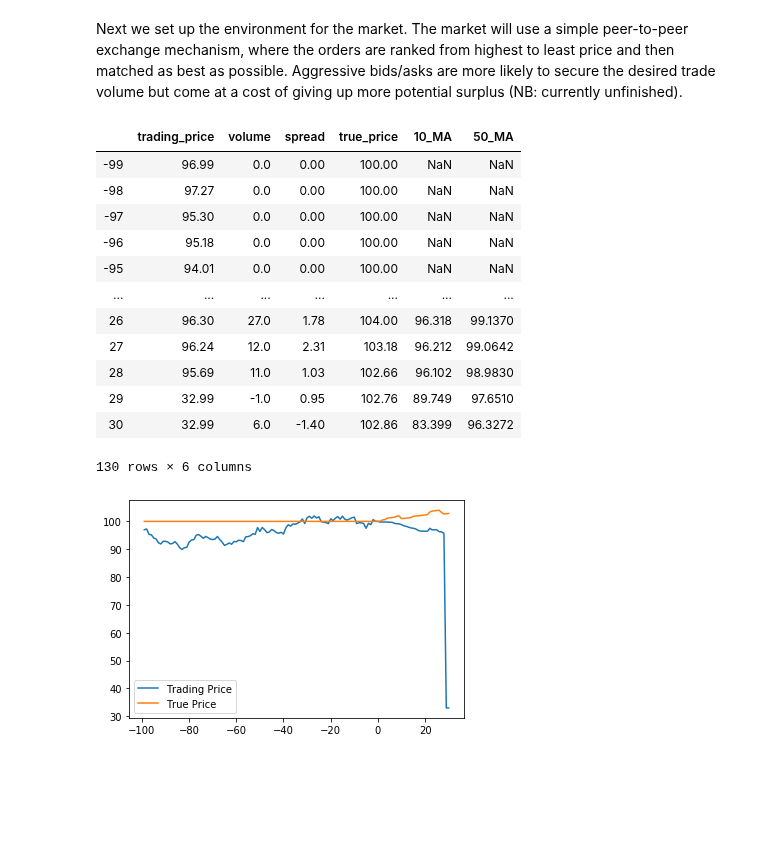
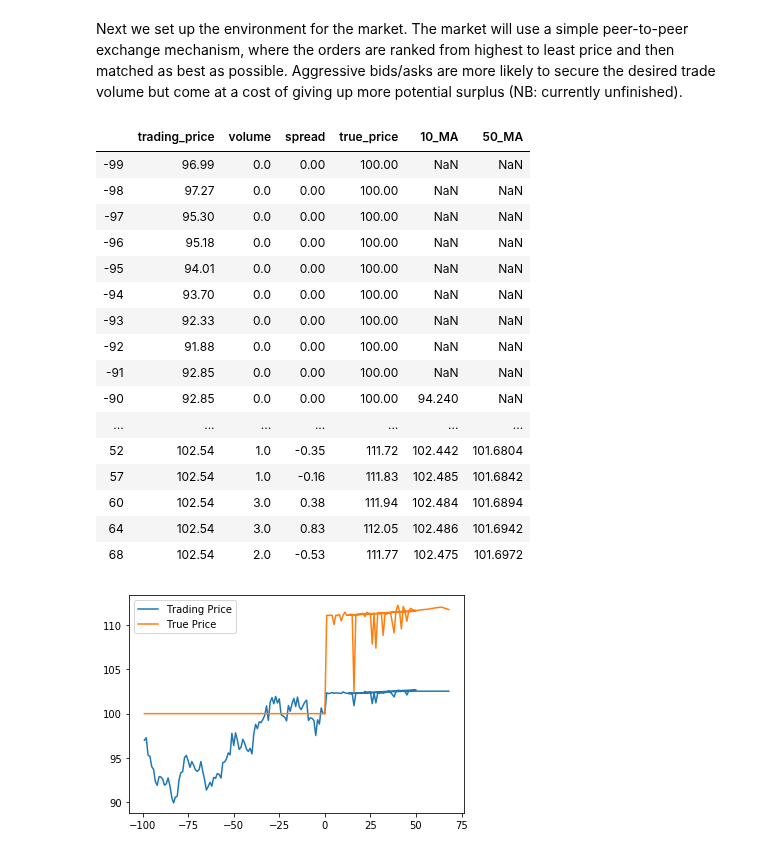
Before and after one commit to karansgarg/rae_repo, a Jupyter notebook: market_simulation.ipynb, the cells around one changed output. Saved outputs shown, nothing was run; the diff lists cells and outputs as text; code cells hidden in the pictures; blank space fills up the shorter version.

```diff
--- a/market_simulation.ipynb
+++ b/market_simulation.ipynb
@@ -621,9 +623,9 @@ def run_market(bids, asks, iddict, traders_set):
     if len(bidsdf) != 0 or len(asksdf) != 0:
         remaining_avg = remaining_val/remaining_vol
         if remaining_vol/volume < 1:
-            b = (remaining_vol/volume)*(remaining_avg - assetdf.iloc[-1]["trading_price"])
+            b = (remaining_vol/volume)*abs(remaining_avg - assetdf.iloc[-1]["trading_price"])
         else:
-            b = (remaining_avg - assetdf.iloc[-1]["trading_price"])
+            b = abs(remaining_avg - assetdf.iloc[-1]["trading_price"])
         clearing_price = round(assetdf.iloc[-1]["trading_price"] + sign*b, 2)
     elif len(bidsdf) == 0 and len(asksdf) == 0:
         clearing_price = round(assetdf.iloc[-1]["trading_price"], 2)
@@ -659,7 +709,9 @@ def mutate(statedf):
         if trader.faith < faith_rate:
             trader.flavour = topflavour
 # %%
-for t in range(1,31):
+gen_traders()
+
+for t in range(1,501):
     for participant in traders_set:
         if participant.acc == 0:
             traders_set.remove(participant)
@@ -692,25 +744,30 @@ for t in range(1,31):
 # %%
 plt.plot(assetdf.index, assetdf["trading_price"], label="Trading Price")
 #plt.plot(assetdf.index, assetdf["10_MA"], label="10-period Moving Average")
 #plt.plot(assetdf.index, assetdf["50_MA"], label="50-period Moving Average")
 plt.plot(assetdf.index, assetdf["true_price"], label="True Price")
 plt.legend()
+pd.set_option("display.max_rows", None, "display.max_columns", None)
 assetdf
 # %% [output]
 |  | trading_price | volume | spread | true_price | 10_MA | 50_MA |
 | -99 | 96.99 | 0.0 | 0.00 | 100.00 | NaN | NaN |
 | -98 | 97.27 | 0.0 | 0.00 | 100.00 | NaN | NaN |
 | -97 | 95.30 | 0.0 | 0.00 | 100.00 | NaN | NaN |
 | -96 | 95.18 | 0.0 | 0.00 | 100.00 | NaN | NaN |
 | -95 | 94.01 | 0.0 | 0.00 | 100.00 | NaN | NaN |
+| -94 | 93.70 | 0.0 | 0.00 | 100.00 | NaN | NaN |
+| -93 | 92.33 | 0.0 | 0.00 | 100.00 | NaN | NaN |
+| -92 | 91.88 | 0.0 | 0.00 | 100.00 | NaN | NaN |
+| -91 | 92.85 | 0.0 | 0.00 | 100.00 | NaN | NaN |
+| -90 | 92.85 | 0.0 | 0.00 | 100.00 | 94.240 | NaN |
 | ... | ... | ... | ... | ... | ... | ... |
-| 26 | 96.30 | 27.0 | 1.78 | 104.00 | 96.318 | 99.1370 |
-| 27 | 96.24 | 12.0 | 2.31 | 103.18 | 96.212 | 99.0642 |
-| 28 | 95.69 | 11.0 | 1.03 | 102.66 | 96.102 | 98.9830 |
-| 29 | 32.99 | -1.0 | 0.95 | 102.76 | 89.749 | 97.6510 |
-| 30 | 32.99 | 6.0 | -1.40 | 102.86 | 83.399 | 96.3272 |
+| 52 | 102.54 | 1.0 | -0.35 | 111.72 | 102.442 | 101.6804 |
+| 57 | 102.54 | 1.0 | -0.16 | 111.83 | 102.485 | 101.6842 |
+| 60 | 102.54 | 3.0 | 0.38 | 111.94 | 102.484 | 101.6894 |
+| 64 | 102.54 | 3.0 | 0.83 | 112.05 | 102.486 | 101.6942 |
+| 68 | 102.54 | 2.0 | -0.53 | 111.77 | 102.475 | 101.6972 |
-130 rows × 6 columns
-[figure, old version]
+[figure, new version]
 # %%
 print(stats)
 print(state0)
```
Also changed, not shown: parts of 7 cells of this notebook, 1 other file.
